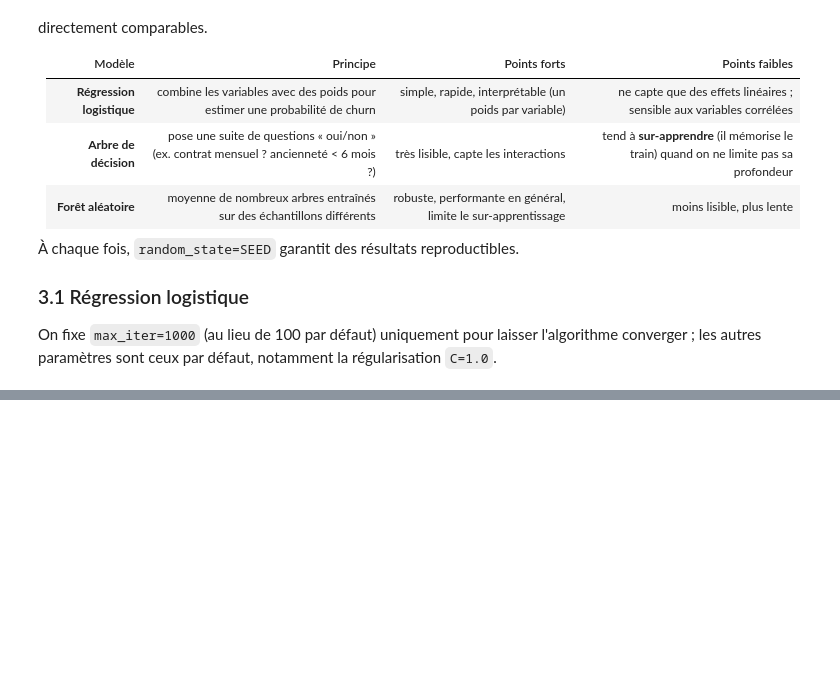
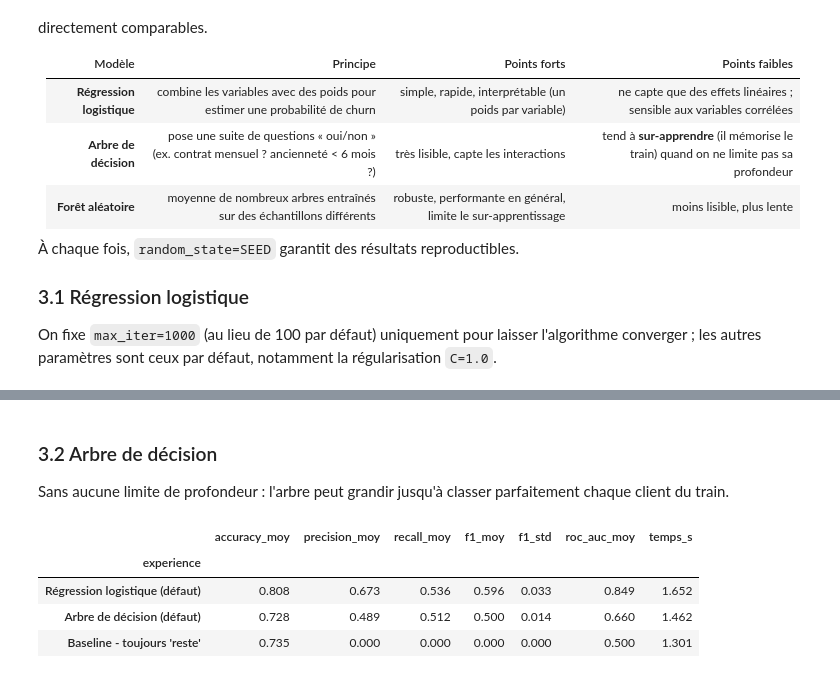
Before and after one commit to massamba0809/churn-prediction-ml, a Jupyter notebook: notebooks/04_entrainement_optimisation.ipynb, the cells around one changed output, grey strips where cells are left out. Saved outputs shown, nothing was run; the diff lists cells and outputs as text; code cells hidden in the pictures; blank space fills up the shorter version.

Commit message:
partie 4: arbre de decision par defaut

```diff
--- a/notebooks/04_entrainement_optimisation.ipynb
+++ b/notebooks/04_entrainement_optimisation.ipynb
@@ -357,0 +358,15 @@ tableau()
+# %% [markdown]
+### 3.2 Arbre de décision
+
+Sans aucune limite de profondeur : l'arbre peut grandir jusqu'à classer parfaitement chaque client du train.
+# %%
+from sklearn.tree import DecisionTreeClassifier
+
+evaluer("Arbre de décision (défaut)", DecisionTreeClassifier(random_state=SEED))
+tableau()
+# %% [output]
+|  | accuracy_moy | precision_moy | recall_moy | f1_moy | f1_std | roc_auc_moy | temps_s |
+| experience |  |  |  |  |  |  |  |
+| Régression logistique (défaut) | 0.808 | 0.673 | 0.536 | 0.596 | 0.033 | 0.849 | 1.652 |
+| Arbre de décision (défaut) | 0.728 | 0.489 | 0.512 | 0.500 | 0.014 | 0.660 | 1.462 |
+| Baseline - toujours 'reste' | 0.735 | 0.000 | 0.000 | 0.000 | 0.000 | 0.500 | 1.301 |
```
Also changed, not shown: parts of 2 cells of this notebook.
